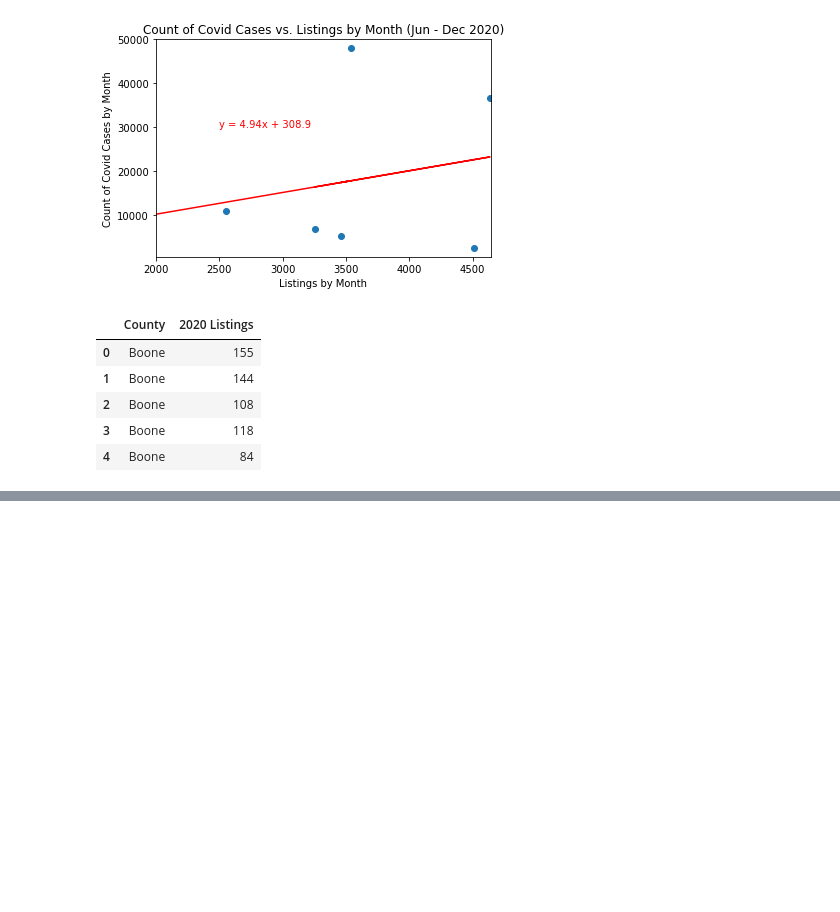
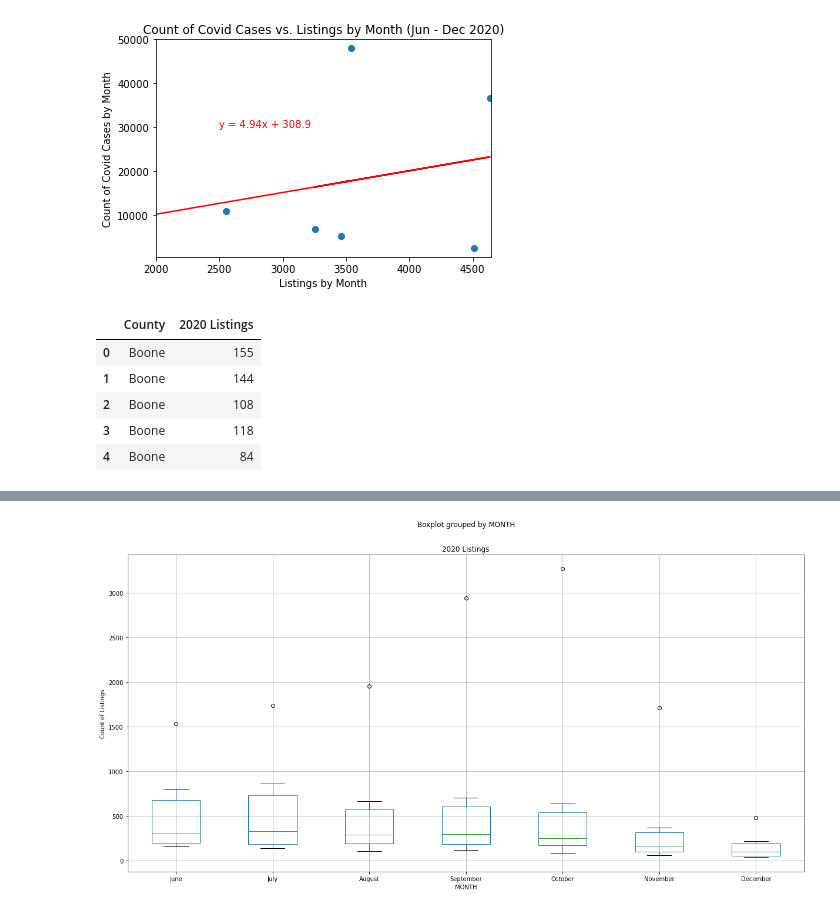
Before and after one commit to c-kleerun/COVID-Housing-Comparison, a Jupyter notebook: Covid-Housing-Analysis.ipynb, the cells around one changed output, grey strips where cells are left out. Cells and saved outputs as stored; diff of their text form; code cells hidden in the pictures; blank space fills up the shorter version.

```diff
--- a/Covid-Housing-Analysis.ipynb
+++ b/Covid-Housing-Analysis.ipynb
@@ -561,9 +563,12 @@ stats.f_oneway(boone, hamilton, hancock, hendricks, johnson, marion)
 # %%
 #Listings grouped by month
 month_listings_county_df = pd.DataFrame(final_df[["MONTH", "2020 Listings"]])
-month_listings_county_df.boxplot("2020 Listings", by="MONTH", figsize=(20, 10))
-
+ax2 = month_listings_county_df.boxplot("2020 Listings", by="MONTH", figsize=(20, 10))
+ax2.set_ylabel("Count of Listings")
+ax2.set_xticklabels(labels)
 plt.savefig('output/listings_month_boxplot.png')
+# %% [output]
+[figure, added]
 # %%
 #Extract county groups for ANOVA test
 june = month_listings_county_df[month_listings_county_df["MONTH"] == 6]["2020 Listings"]
```
Also changed, not shown: parts of 4 cells of this notebook, 6 other files.
